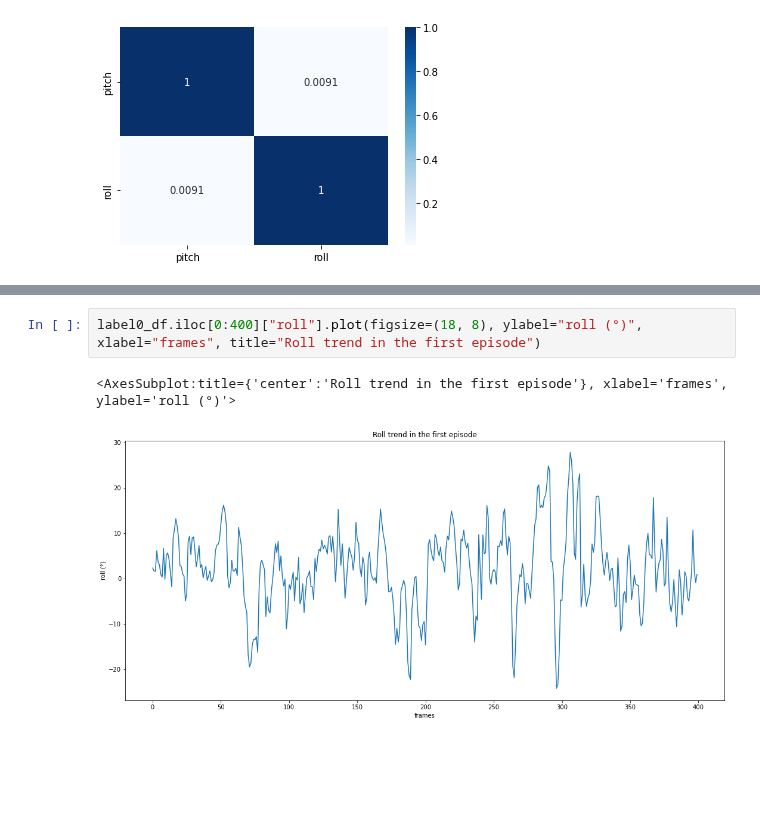
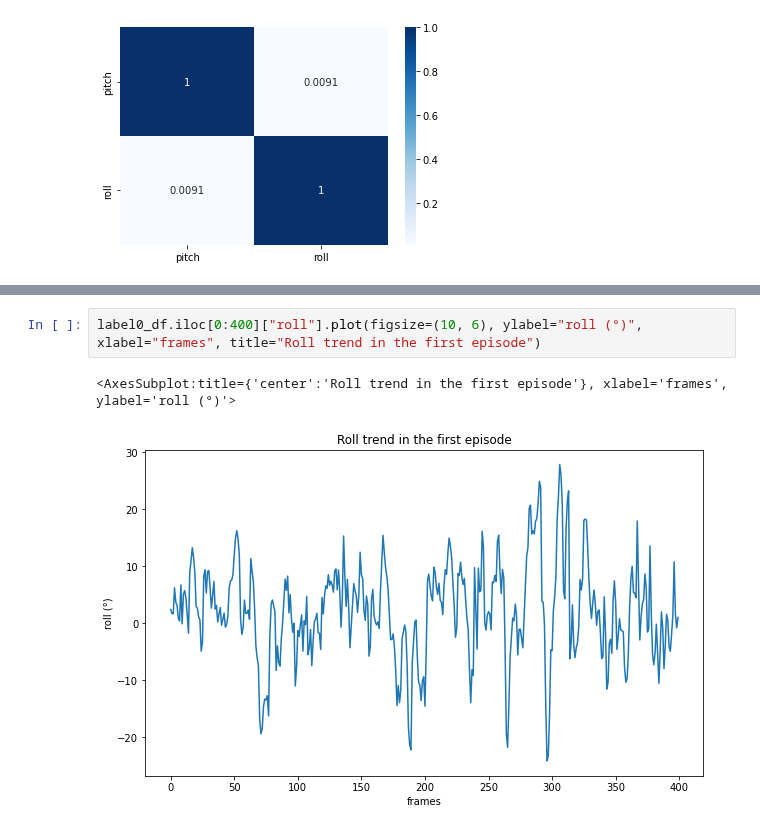
Before and after one commit to lancedw/3D-state-prediction-for-surface-vessels-using-IMU-data-and-images, a Jupyter notebook: code/notebooks/pr_data_analysis.ipynb, the cells around one changed output, grey strips where cells are left out. Saved outputs shown, nothing was run; the diff lists cells and outputs as text; blank space fills up the shorter version.

```diff
--- a/code/notebooks/pr_data_analysis.ipynb
+++ b/code/notebooks/pr_data_analysis.ipynb
@@ -173,6 +192,6 @@ label0_df.iloc[0:400]["pitch"].plot(figsize=(18, 8), ylabel="pitch (°)", xlabel
 # %%
-label0_df.iloc[0:400]["roll"].plot(figsize=(18, 8), ylabel="roll (°)", xlabel="frames", title="Roll trend in the first episode")
+label0_df.iloc[0:400]["roll"].plot(figsize=(10, 6), ylabel="roll (°)", xlabel="frames", title="Roll trend in the first episode")
 # %% [output]
 <AxesSubplot:title={'center':'Roll trend in the first episode'}, xlabel='frames', ylabel='roll (°)'>
-[figure, old version]
+[figure, new version]
 # %%
```
Also changed, not shown: parts of 20 cells of this notebook, 3 other files.
